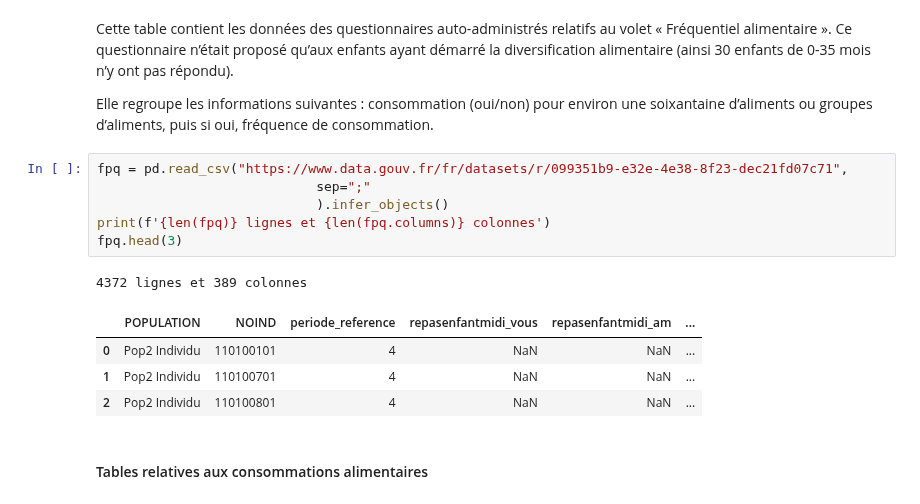
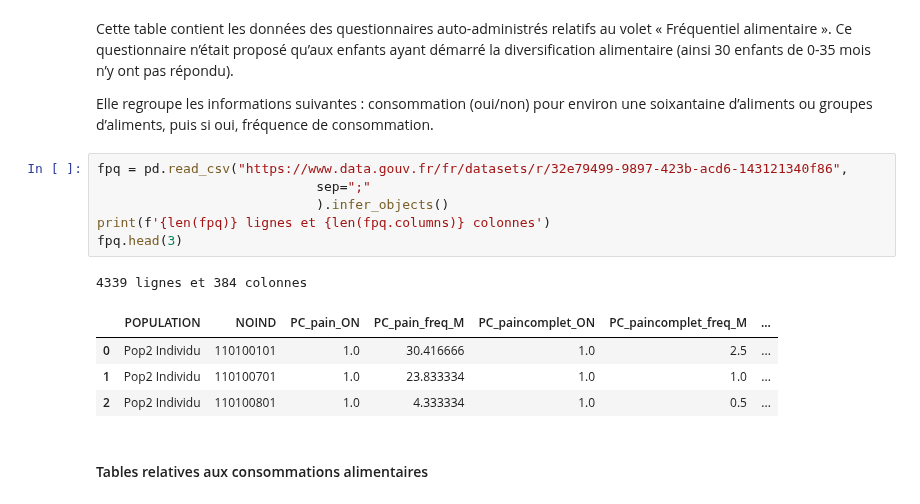
Before and after one commit to InseeFrLab/funathon2023_sujet3, a Jupyter notebook: data_exploration/data_exploration_AP.ipynb, the cells around one changed output. Saved outputs shown, nothing was run; the diff lists cells and outputs as text.

```diff
--- a/data_exploration/data_exploration_AP.ipynb
+++ b/data_exploration/data_exploration_AP.ipynb
@@ -110,17 +110,17 @@ Cette table contient les données des questionnaires auto-administrés relatifs
 Elle regroupe les informations suivantes : consommation (oui/non) pour environ une soixantaine d’aliments ou groupes d’aliments, puis si oui, fréquence de
 consommation.
 # %%
-fpq = pd.read_csv("https://www.data.gouv.fr/fr/datasets/r/099351b9-e32e-4e38-8f23-dec21fd07c71",
+fpq = pd.read_csv("https://www.data.gouv.fr/fr/datasets/r/32e79499-9897-423b-acd6-143121340f86",
                             sep=";"
                             ).infer_objects()
 print(f'{len(fpq)} lignes et {len(fpq.columns)} colonnes')
 fpq.head(3)
 # %% [output]
-4372 lignes et 389 colonnes
+4339 lignes et 384 colonnes
-|  | POPULATION | NOIND | periode_reference | repasenfantmidi_vous | repasenfantmidi_am | ... |
-| 0 | Pop2 Individu | 110100101 | 4 | NaN | NaN | ... |
-| 1 | Pop2 Individu | 110100701 | 4 | NaN | NaN | ... |
-| 2 | Pop2 Individu | 110100801 | 4 | NaN | NaN | ... |
+|  | POPULATION | NOIND | PC_pain_ON | PC_pain_freq_M | PC_paincomplet_ON | PC_paincomplet_freq_M | ... |
+| 0 | Pop2 Individu | 110100101 | 1.0 | 30.416666 | 1.0 | 2.5 | ... |
+| 1 | Pop2 Individu | 110100701 | 1.0 | 23.833334 | 1.0 | 1.0 | ... |
+| 2 | Pop2 Individu | 110100801 | 1.0 | 4.333334 | 1.0 | 0.5 | ... |
 # %% [markdown]
 #### Tables relatives aux consommations alimentaires
 # %% [markdown]
```
Also changed, not shown: parts of 25 cells of this notebook.
